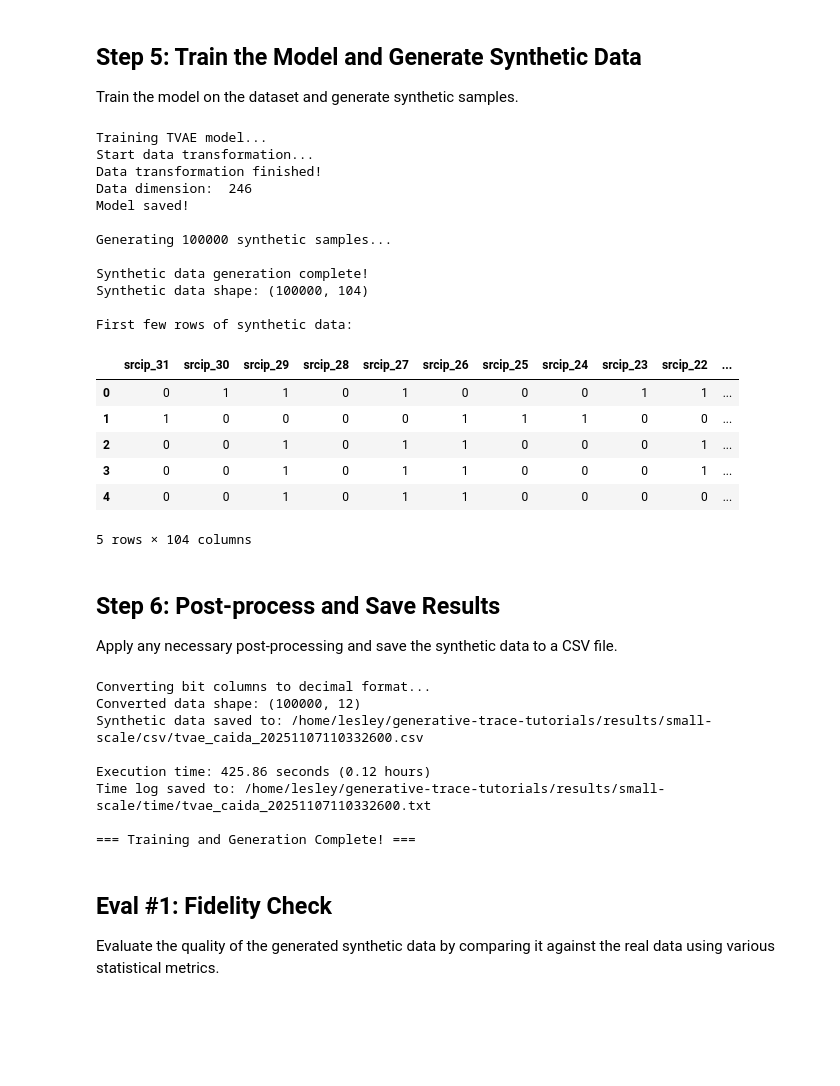
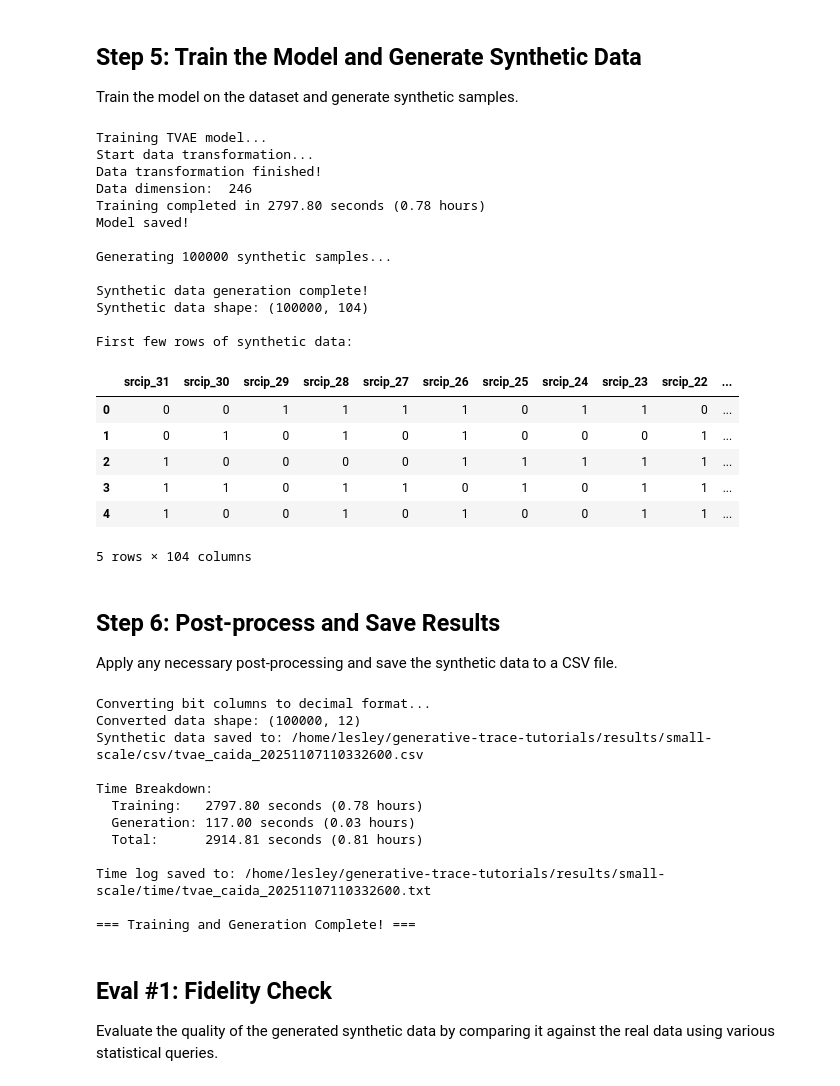
Before and after one commit to netsharecmu/generative-trace-tutorials, a Jupyter notebook: scripts/tutorial_notebook.ipynb, the cells around one changed output. Cells and saved outputs as stored; diff of their text form; code cells hidden in the pictures; blank space fills up the shorter version.

```diff
--- a/scripts/tutorial_notebook.ipynb
+++ b/scripts/tutorial_notebook.ipynb
@@ -195,6 +210,11 @@ Train the model on the dataset and generate synthetic samples.
 if model_name == "realtabformer-tabular":
     print("Training REaLTabFormer model...")
     rtf_model.fit(df, num_bootstrap=current_config.num_bootstrap)
+
+    # Record training completion time
+    end_time_train = time.time()
+    training_time_elapsed = end_time_train - start_time
+    print(f"Training completed in {training_time_elapsed:.2f} seconds ({training_time_elapsed/3600:.2f} hours)")
 
     # Save the trained model
     rtf_model.save(os.path.join(work_folder, "rtf_model"))
@@ -208,6 +228,11 @@ elif model_name == "ctgan":
     print("Training CTGAN model...")
     ctgan.fit(df, discrete_columns)
 
+    # Record training completion time
+    end_time_train = time.time()
+    training_time_elapsed = end_time_train - start_time
+    print(f"Training completed in {training_time_elapsed:.2f} seconds ({training_time_elapsed/3600:.2f} hours)")
+
     # Save the trained model
     ctgan.save(os.path.join(work_folder, "model.pt"))
     print("Model saved!")
@@ -219,38 +244,44 @@ elif model_name == "ctgan":
 elif model_name == "tvae":
     print("Training TVAE model...")
     tvae.fit(df, discrete_columns)
+
+    # Record training completion time
+    end_time_train = time.time()
+    training_time_elapsed = end_time_train - start_time
+    print(f"Training completed in {training_time_elapsed:.2f} seconds ({training_time_elapsed/3600:.2f} hours)")
 
     # Save the trained model
     tvae.save(os.path.join(work_folder, "model.pt"))
     print("Model saved!")
 
     # Generate synthetic samples
     print(f"\nGenerating {len(df)} synthetic samples...")
     syn_df = tvae.sample(len(df))
 
 print(f"\nSynthetic data generation complete!")
 print(f"Synthetic data shape: {syn_df.shape}")
 print(f"\nFirst few rows of synthetic data:")
 syn_df.head()
 # %% [output]
 Training TVAE model...
 Start data transformation...
 Data transformation finished!
 Data dimension:  246
+Training completed in 2797.80 seconds (0.78 hours)
 Model saved!
 
 Generating 100000 synthetic samples...
 
 Synthetic data generation complete!
 Synthetic data shape: (100000, 104)
 
 First few rows of synthetic data:
 |  | srcip_31 | srcip_30 | srcip_29 | srcip_28 | srcip_27 | srcip_26 | srcip_25 | srcip_24 | srcip_23 | srcip_22 | ... |
-| 0 | 0 | 1 | 1 | 0 | 1 | 0 | 0 | 0 | 1 | 1 | ... |
-| 1 | 1 | 0 | 0 | 0 | 0 | 1 | 1 | 1 | 0 | 0 | ... |
-| 2 | 0 | 0 | 1 | 0 | 1 | 1 | 0 | 0 | 0 | 1 | ... |
-| 3 | 0 | 0 | 1 | 0 | 1 | 1 | 0 | 0 | 0 | 1 | ... |
-| 4 | 0 | 0 | 1 | 0 | 1 | 1 | 0 | 0 | 0 | 0 | ... |
+| 0 | 0 | 0 | 1 | 1 | 1 | 1 | 0 | 1 | 1 | 0 | ... |
+| 1 | 0 | 1 | 0 | 1 | 0 | 1 | 0 | 0 | 0 | 1 | ... |
+| 2 | 1 | 0 | 0 | 0 | 0 | 1 | 1 | 1 | 1 | 1 | ... |
+| 3 | 1 | 1 | 0 | 1 | 1 | 0 | 1 | 0 | 1 | 1 | ... |
+| 4 | 1 | 0 | 0 | 1 | 0 | 1 | 0 | 0 | 1 | 1 | ... |
 5 rows × 104 columns
 # %% [markdown]
 ## Step 6: Post-process and Save Results
@@ -348,29 +379,42 @@ print(f"Synthetic data saved to: {output_csv_path}")
 # Calculate and save execution time
 end_time = time.time()
 time_elapsed = end_time - start_time
+generation_time = time_elapsed - training_time_elapsed
+
 time_file_path = os.path.join(RESULT_PATH['time'], f'{model_name}_{dataset_name}_{cur_time}.txt')
 with open(time_file_path, 'w') as f:
-    f.write(f"{time_elapsed:.2f} seconds\n")
-    f.write(f"{time_elapsed / 3600:.2f} hours\n")
+    f.write(f"=== Time Breakdown ===\n")
+    f.write(f"Training time: {training_time_elapsed:.2f} seconds ({training_time_elapsed / 3600:.2f} hours)\n")
+    f.write(f"Generation time: {generation_time:.2f} seconds ({generation_time / 3600:.2f} hours)\n")
+    f.write(f"Total time: {time_elapsed:.2f} seconds ({time_elapsed / 3600:.2f} hours)\n")
+    f.write(f"\n=== Timestamps ===\n")
     f.write(f"start_time: {datetime.datetime.fromtimestamp(start_time).strftime('%Y-%m-%d %H:%M:%S')}\n")
+    f.write(f"end_time_train: {datetime.datetime.fromtimestamp(end_time_train).strftime('%Y-%m-%d %H:%M:%S')}\n")
     f.write(f"end_time: {datetime.datetime.fromtimestamp(end_time).strftime('%Y-%m-%d %H:%M:%S')}\n")
 
-print(f"\nExecution time: {time_elapsed:.2f} seconds ({time_elapsed / 3600:.2f} hours)")
-print(f"Time log saved to: {time_file_path}")
+print(f"\nTime Breakdown:")
+print(f"  Training:   {training_time_elapsed:.2f} seconds ({training_time_elapsed / 3600:.2f} hours)")
+print(f"  Generation: {generation_time:.2f} seconds ({generation_time / 3600:.2f} hours)")
+print(f"  Total:      {time_elapsed:.2f} seconds ({time_elapsed / 3600:.2f} hours)")
+print(f"\nTime log saved to: {time_file_path}")
 print("\n=== Training and Generation Complete! ===")
 # %% [output]
 Converting bit columns to decimal format...
 Converted data shape: (100000, 12)
 Synthetic data saved to: /home/lesley/generative-trace-tutorials/results/small-scale/csv/tvae_caida_20251107110332600.csv
 
-Execution time: 425.86 seconds (0.12 hours)
+Time Breakdown:
+  Training:   2797.80 seconds (0.78 hours)
+  Generation: 117.00 seconds (0.03 hours)
+  Total:      2914.81 seconds (0.81 hours)
+
 Time log saved to: /home/lesley/generative-trace-tutorials/results/small-scale/time/tvae_caida_20251107110332600.txt
 
 === Training and Generation Complete! ===
 # %% [markdown]
 ## Eval #1: Fidelity Check
 
-Evaluate the quality of the generated synthetic data by comparing it against the real data using various statistical metrics.
+Evaluate the quality of the generated synthetic data by comparing it against the real data using various statistical queries.
 # %%
 # Import evaluation metrics
 from metric import eval_metrics
```
Also changed, not shown: parts of 7 cells of this notebook, 1 other file.
